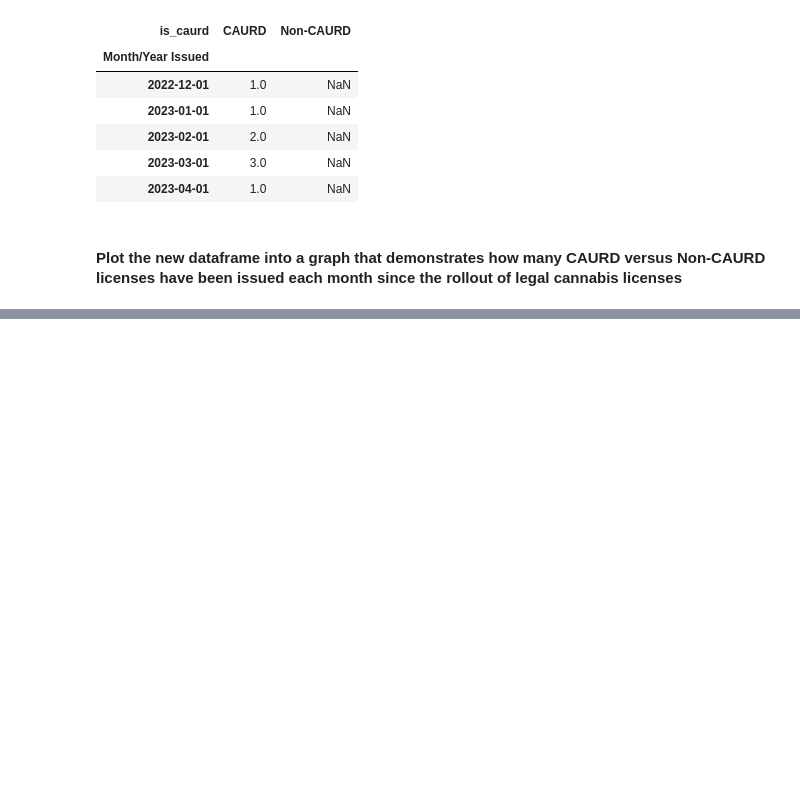
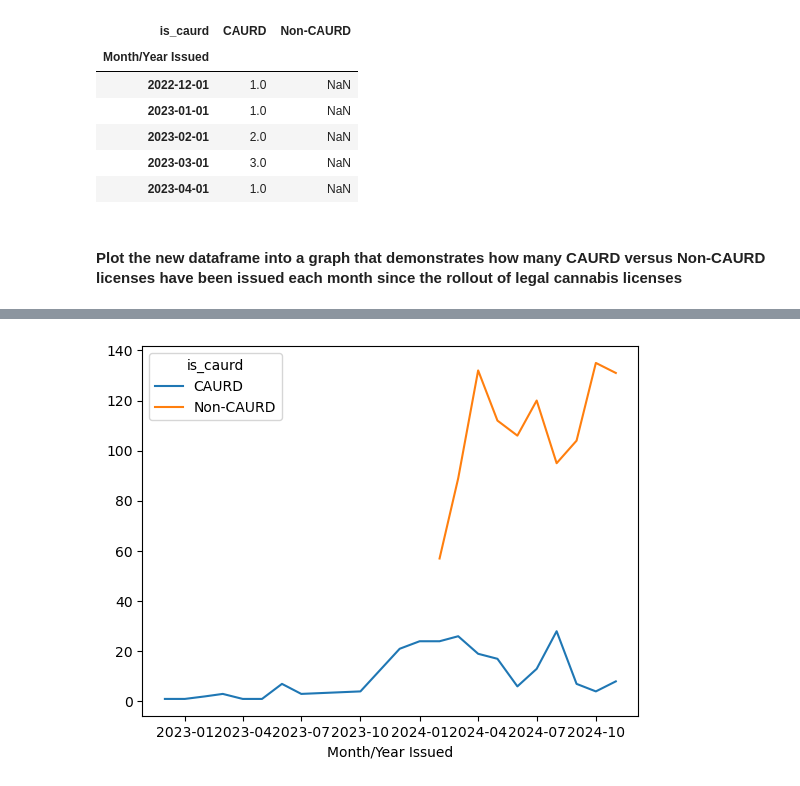
Before and after one commit to sashalcohen/Assignment1, a Jupyter notebook: Assignment 1/notebooks/Assignment_1_cannabis_license_analysis.ipynb, the cells around one changed output, grey strips where cells are left out. Drawn from its saved outputs; the diff is of its cells as text; code cells hidden in the pictures; blank space fills up the shorter version.

```diff
--- a/Assignment 1/notebooks/Assignment_1_cannabis_license_analysis.ipynb
+++ b/Assignment 1/notebooks/Assignment_1_cannabis_license_analysis.ipynb
@@ -133,0 +145,4 @@ df_monthly_totals.plot()
+# %%
+df_timeline = df_monthly_totals.plot()
+# %% [output]
+[figure, added]
```
Also changed, not shown: parts of 7 cells of this notebook, 6 other files.
